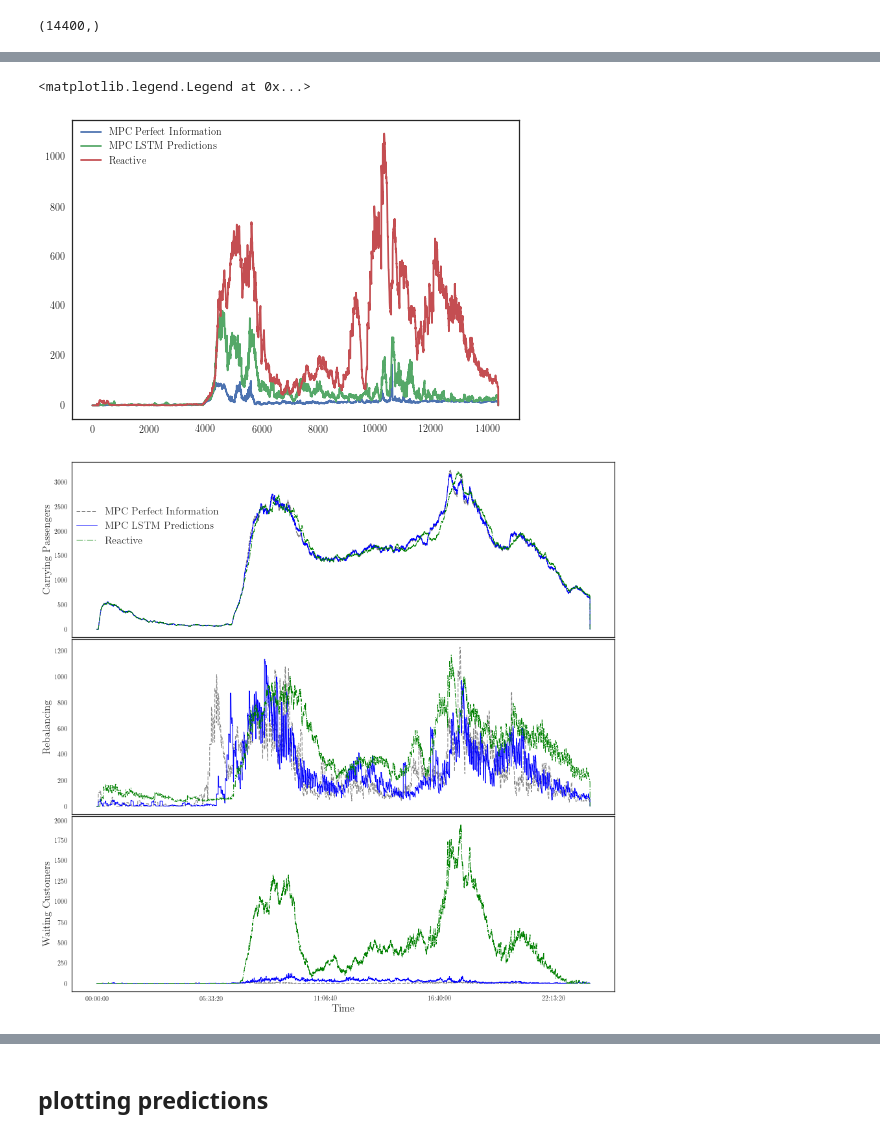
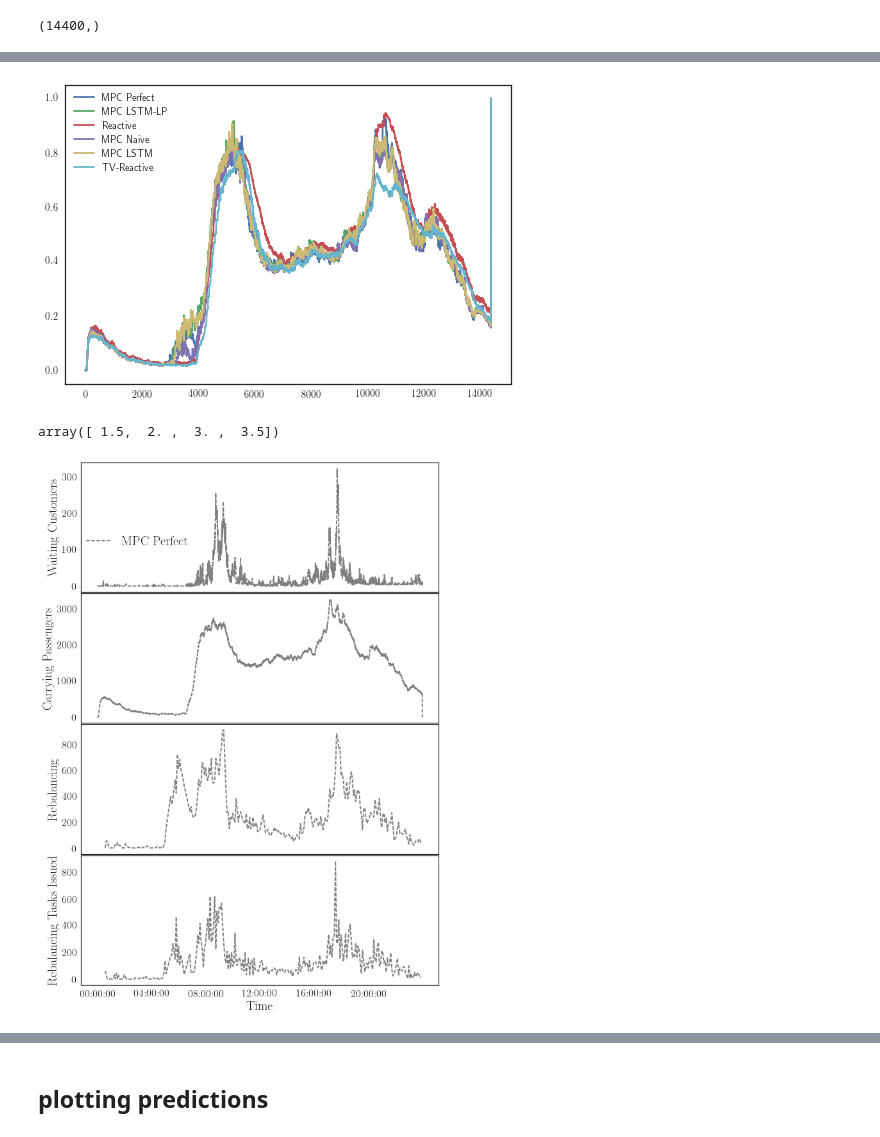
Before and after one commit to huevosabio/cs341, a Jupyter notebook: PrettyPlot.ipynb, the cells around one changed output, grey strips where cells are left out. Cells and saved outputs as stored; diff of their text form; code cells hidden in the pictures.

```diff
--- a/PrettyPlot.ipynb
+++ b/PrettyPlot.ipynb
@@ -72,5 +72,7 @@ plt.title('MPC with Perfect Information')
 # %%
-mpc_perfect = sio.loadmat('MPC_Perf_5000v_rev3.mat')
-mpc_lstm = sio.loadmat('MPC-LSTM5000v_rev3.mat')
+mpc_perfect = sio.loadmat('MPC-LSTM-PERFECT5000v_rev3.mat')
+mpc_lstm = sio.loadmat('MPC-LSTM-SEAS5000v_rev3.mat')
 reactive = sio.loadmat('REACTIVE5000v_rev3.mat')
 mpc_empty = sio.loadmat('MPC-EMPTY5000v_rev3.mat')
+mpc_naive = sio.loadmat('MPC-NAIVE5000v_rev3.mat')
+mpc_lstm_milp = sio.loadmat('MPC-LSTM-SEAS-MILP5000v_rev3.mat')
@@ -109,4 +132,8 @@ scenarios = [
 for scenario in scenarios:
     scenario['data']['numVehiclesServing'] = scenario['data']['numVehiclesBusy']-scenario['data']['numVehiclesRebalancing']
     scenario['data']['totCustWaiting'] = scenario['data']['custWaiting'].sum(axis=1)
+    scenario['data']['totCustUnassigned'] = scenario['data']['custUnassigned'].sum(axis=1)
+    scenario['data']['totRebTasks'] = scenario['data']['numRebTasks'].sum(axis=1)
     scenario['data']['numVehiclesEmptyTravel'] = scenario['data']['numVehiclesDrivingToPickup']+scenario['data']['numVehiclesRebalancing']
+    scenario['data']['utilizationRate'] = 1 - (scenario['data']['numVehiclesIdle'] / scenario['data']['v'][0][0].astype(np.float64))
+    scenario['data']['numVehiclesEmptyTravelSmooth'] = pd.rolling_mean(np.array(scenario['data']['numVehiclesEmptyTravel']), 50, min_periods=1)
@@ -120,45 +190,79 @@ Reactive 210702
 # %%
 for scenario in scenarios:
-    plt.plot(scenario['data']['numVehiclesDrivingToPickup'],#+
-             #scenario['data']['numVehiclesIdle'],# +
+    plt.plot(#scenario['data']['numVehiclesDrivingToPickup'],
+             1 - scenario['data']['numVehiclesIdle'] / 5000.,# +
              #scenario['data']['numVehiclesRebalancing'],
         label=scenario['name']
     )
-plt.legend()
+plt.legend();
 # %% [output]
-<matplotlib.legend.Legend at 0x...>
-[figure, old version]
+[figure, new version]
+# %%
+
+pd.rolling_mean(np.array([1,2,3,4]), 3, center=True, min_periods=1)
+# %% [output]
+array([ 1.5,  2. ,  3. ,  3.5])
 # %%
 sbn.set(style="white")
 
+titles = [
+    'Waiting Customers',
+    'Carrying Passengers',
+    'Rebalancing',
+    'Rebalancing Tasks Issued',
+          #'Unassigned Customers',
+          #'Utilization Rate'
+         ]
+series = ['totCustWaiting',
+          'numVehiclesDrivingToDest',
+          'numVehiclesEmptyTravelSmooth',
+          'totRebTasks',
+          #'totCustUnassigned',
+          #'utilizationRate'
+         ]
+
 start = datetime.datetime(2016, 1, 21, hour =0)
 stepsize = datetime.timedelta(seconds = 6)
-tindex = [(start + stepsize * j).time() for j in range(14400)]
+tindex = np.array([(start + stepsize * j).time() for j in range(14400)])
+mask3 = (scenario['data'][series[3]] > 0)
+mask = np.array([True for i in range(len(tindex))])
+mask_axes = np.array([(t.hour % 4 == 0) and (t.minute == 0) and (t.second == 0) for t in tindex])
 
-titles = ['Carrying Passengers', 'Rebalancing', 'Waiting Customers']
-series = ['numVehiclesDrivingToDest', 'numVehiclesEmptyTravel', 'totCustWaiting']
+masks = [
+    mask,
+    mask,
+    mask3,
+    mask3,
+    mask,
+    mask,
+]
 
 
-f, axes = plt.subplots(3, sharex=True, sharey=False,figsize=(15,15));
-for i in range(3):
+
+f, axes = plt.subplots(len(titles), sharex=True, sharey=False,figsize=(10,15));
+for i in range(len(titles)):
     for j, scenario in enumerate(scenarios):
+        if j not in [0,2,4,5]: continue
         axes[i].plot(
-            tindex, scenario['data'][series[i]],
+            tindex[masks[i]], scenario['data'][series[i]][masks[i]],
             color = scenario['style']['color'],
             linestyle = scenario['style']['stroke'],
-            linewidth=1,
+            linewidth=2,
             label = scenario['name']
                 );
-        axes[i].set_ylabel(titles[i], fontsize=16)
+        axes[i].set_ylabel(titles[i], fontsize=20)
+        axes[i].tick_params(labelsize=16)
 
 f.subplots_adjust(hspace=0.01);
-axes[-1].set_xlabel('Time', fontsize = 16)
-axes[0].legend(loc=(0,0.5), fontsize=16)
+axes[-1].set_xlabel('Time', fontsize = 20)
+axes[0].legend(loc=(0,0.3), fontsize = 20)
 plt.setp([a.get_xticklabels() for a in f.axes[:-1]], visible=False);
+axes[-1].set_xticks(tindex[mask_axes])
 plt.rcParams['font.family'] = "serif"
 plt.rcParams['font.serif'] = "Computer Modern Roman"
 plt.rcParams['savefig.dpi'] = 75
 plt.rcParams['text.usetex'] = True
+plt.rcParams['xtick.labelsize'] = 24
 plt.savefig('summarized_results_plot.pdf',bbox_inches='tight')
 # %% [output]
-[figure, old version]
+[figure, new version]
```
Also changed, not shown: parts of 63 cells of this notebook, 24 other files.
